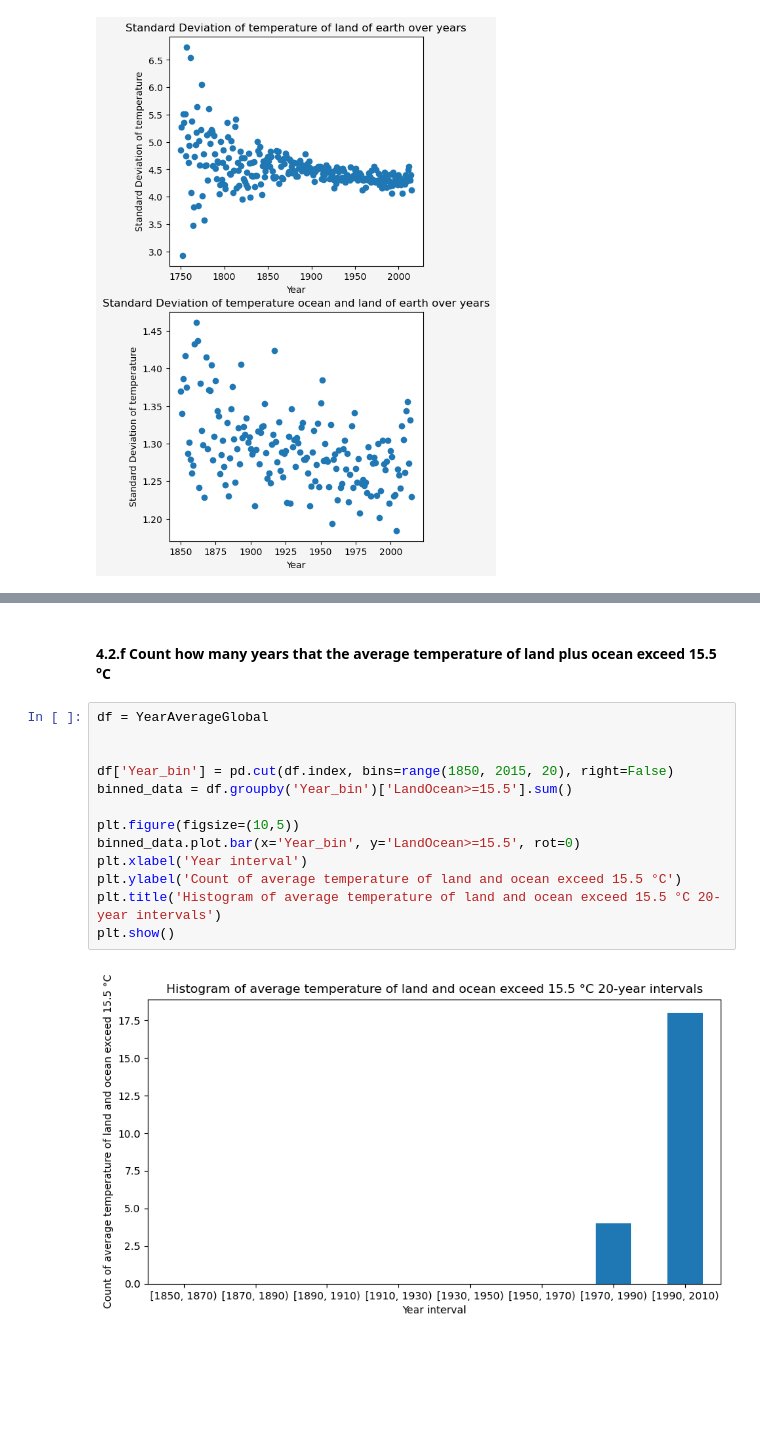
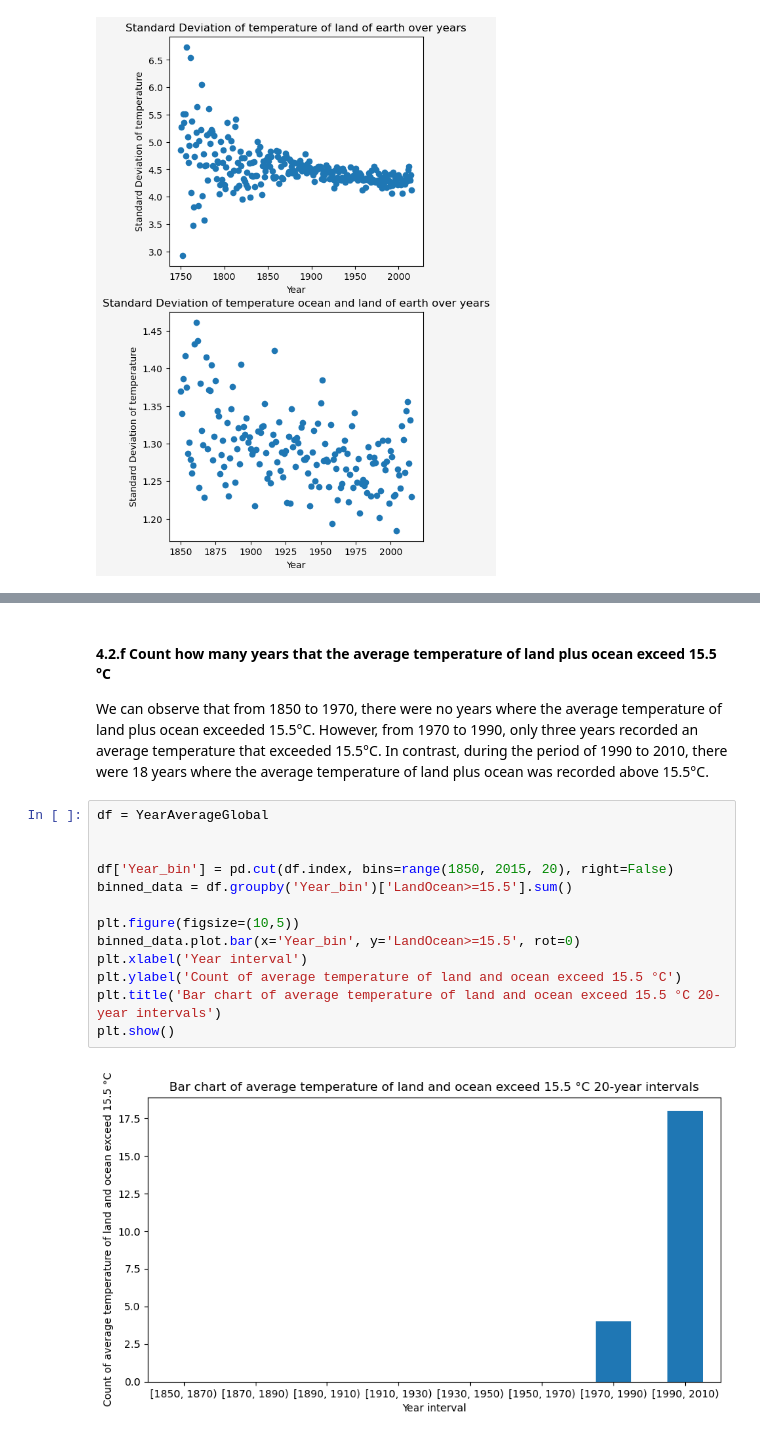
Before and after one commit to XinyangNick/ECO225-Project-1, a Jupyter notebook: Project One Xinyang.ipynb, the cells around one changed output, grey strips where cells are left out. Cells and saved outputs as stored; diff of their text form; blank space fills up the shorter version.

```diff
--- a/Project One Xinyang.ipynb
+++ b/Project One Xinyang.ipynb
@@ -700,19 +700,20 @@ plt.show()
 # %% [markdown]
 #### 4.2.f Count how many years that the average temperature of land plus ocean exceed 15.5 °C
+We can observe that from 1850 to 1970, there were no years where the average temperature of land plus ocean exceeded 15.5°C. However, from 1970 to 1990, only three years recorded an average temperature that exceeded 15.5°C. In contrast, during the period of 1990 to 2010, there were 18 years where the average temperature of land plus ocean was recorded above 15.5°C.
 # %%
 df = YearAverageGlobal
 
 
 df['Year_bin'] = pd.cut(df.index, bins=range(1850, 2015, 20), right=False)
 binned_data = df.groupby('Year_bin')['LandOcean>=15.5'].sum()
 
 plt.figure(figsize=(10,5))
 binned_data.plot.bar(x='Year_bin', y='LandOcean>=15.5', rot=0)
 plt.xlabel('Year interval')
 plt.ylabel('Count of average temperature of land and ocean exceed 15.5 °C')
-plt.title('Histogram of average temperature of land and ocean exceed 15.5 °C 20-year intervals')
+plt.title('Bar chart of average temperature of land and ocean exceed 15.5 °C 20-year intervals')
 plt.show()
 # %% [output]
-[figure, old version]
+[figure, new version]
 # %% [markdown]
 #### 4.2.g Count how many years that the maximum temperature of land exceed 20.5 °C
```
Also changed, not shown: parts of 27 cells of this notebook.
